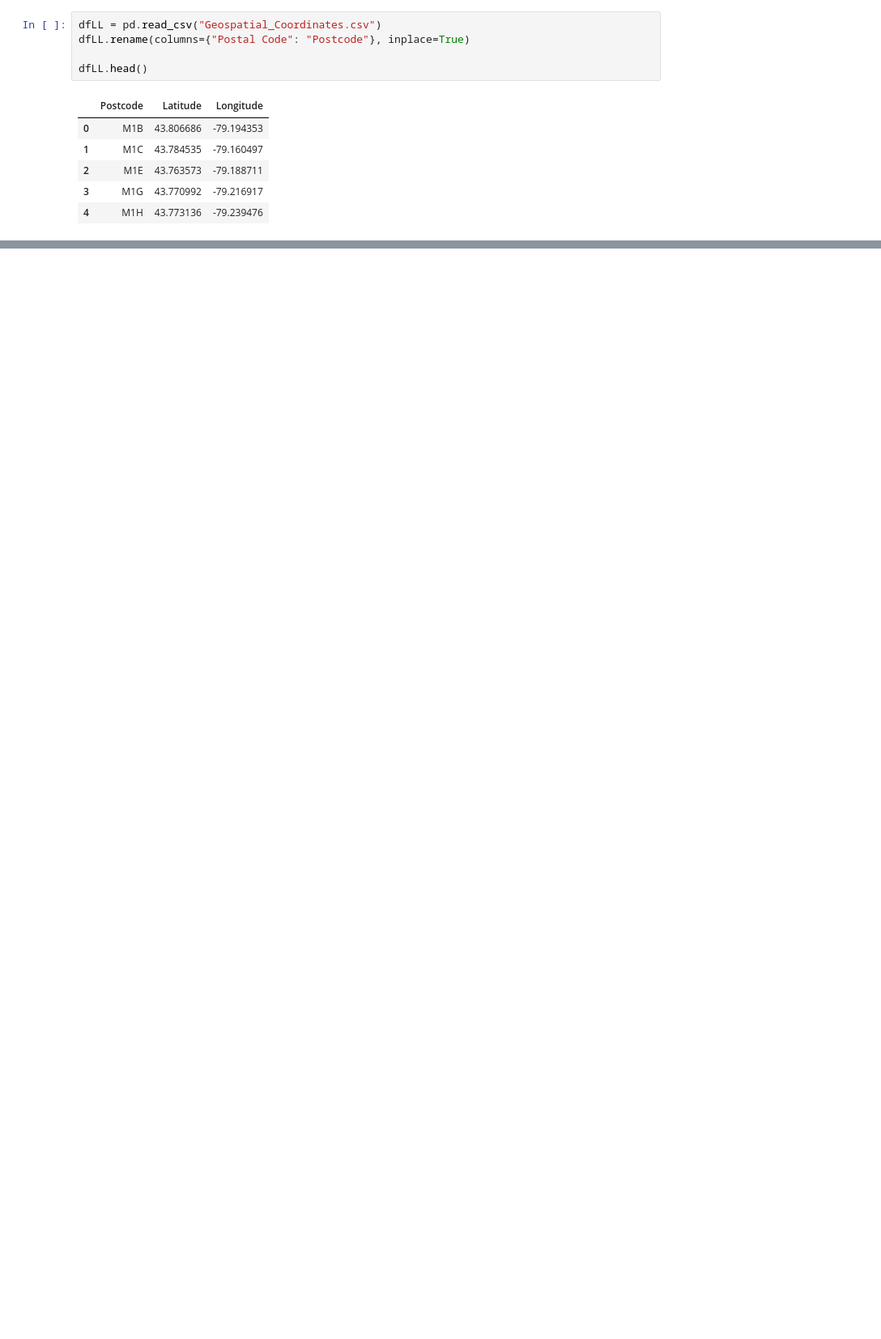
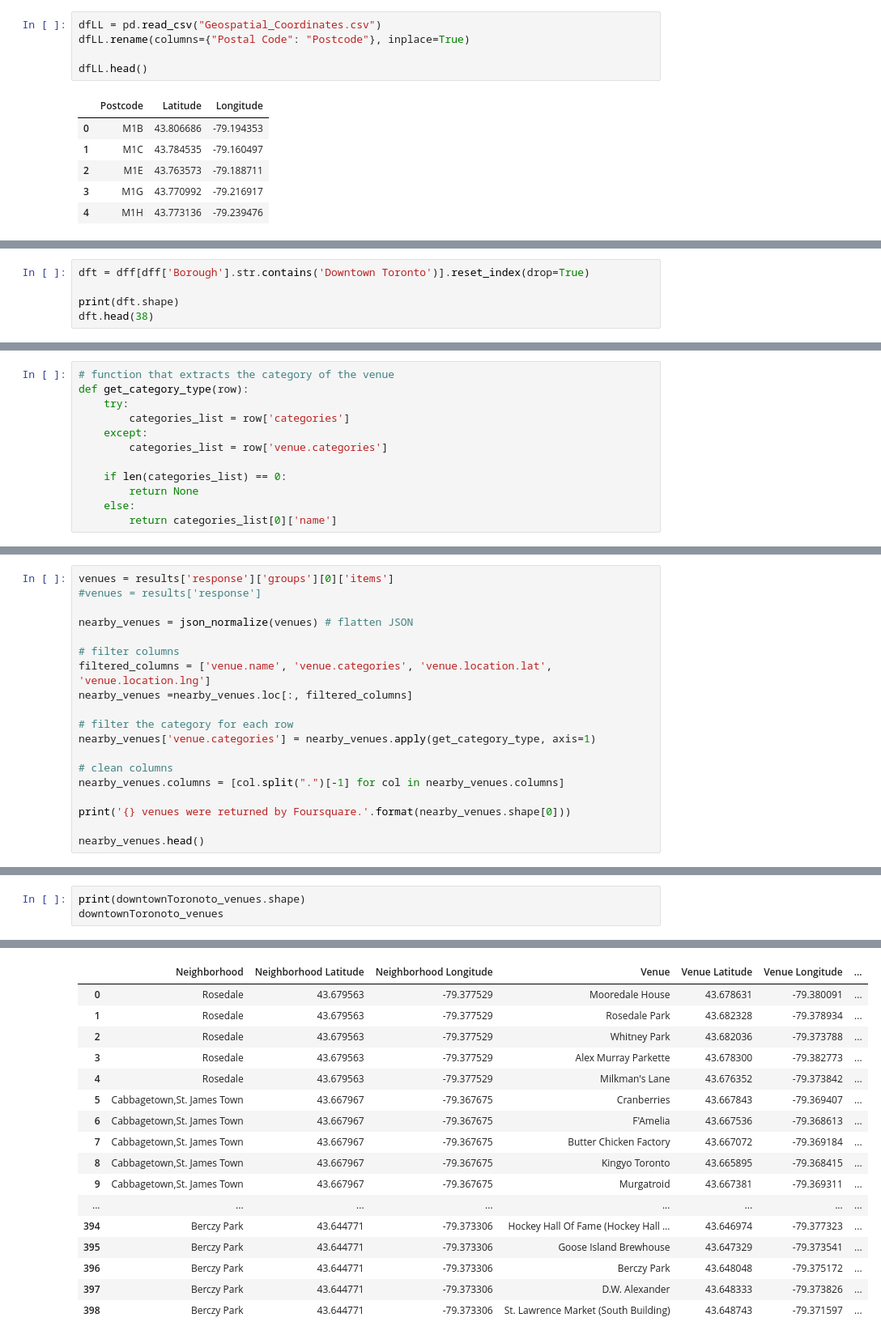
Before and after one commit to Kiranv27/Coursera_Capstone, a Jupyter notebook: Segmenting and Clustering Neighborhoods in Toronto.ipynb, the cells around one changed output, grey strips where cells are left out. Shown at 81% size. Saved outputs shown, nothing was run; the diff lists cells and outputs as text; blank space fills up the shorter version.

```diff
--- a/Segmenting and Clustering Neighborhoods in Toronto.ipynb
+++ b/Segmenting and Clustering Neighborhoods in Toronto.ipynb
@@ -200,0 +299,5 @@ dff.head()
+# %%
+dft = dff[dff['Borough'].str.contains('Downtown Toronto')].reset_index(drop=True)
+
+print(dft.shape)
+dft.head(38)
@@ -200,0 +397,12 @@ dff.head()
+# %%
+# function that extracts the category of the venue
+def get_category_type(row):
+    try:
+        categories_list = row['categories']
+    except:
+        categories_list = row['venue.categories']
+
+    if len(categories_list) == 0:
+        return None
+    else:
+        return categories_list[0]['name']
@@ -200,0 +411,19 @@ dff.head()
+# %%
+venues = results['response']['groups'][0]['items']
+#venues = results['response']
+
+nearby_venues = json_normalize(venues) # flatten JSON
+
+# filter columns
+filtered_columns = ['venue.name', 'venue.categories', 'venue.location.lat', 'venue.location.lng']
+nearby_venues =nearby_venues.loc[:, filtered_columns]
+
+# filter the category for each row
+nearby_venues['venue.categories'] = nearby_venues.apply(get_category_type, axis=1)
+
+# clean columns
+nearby_venues.columns = [col.split(".")[-1] for col in nearby_venues.columns]
+
+print('{} venues were returned by Foursquare.'.format(nearby_venues.shape[0]))
+
+nearby_venues.head()
@@ -200,0 +507,4 @@ dff.head()
+# %%
+print(downtownToronoto_venues.shape)
+downtownToronoto_venues
+# %% [output]
@@ -200,0 +512,17 @@ dff.head()
+|  | Neighborhood | Neighborhood Latitude | Neighborhood Longitude | Venue | Venue Latitude | Venue Longitude | ... |
+| 0 | Rosedale | 43.679563 | -79.377529 | Mooredale House | 43.678631 | -79.380091 | ... |
+| 1 | Rosedale | 43.679563 | -79.377529 | Rosedale Park | 43.682328 | -79.378934 | ... |
+| 2 | Rosedale | 43.679563 | -79.377529 | Whitney Park | 43.682036 | -79.373788 | ... |
+| 3 | Rosedale | 43.679563 | -79.377529 | Alex Murray Parkette | 43.678300 | -79.382773 | ... |
+| 4 | Rosedale | 43.679563 | -79.377529 | Milkman's Lane | 43.676352 | -79.373842 | ... |
+| 5 | Cabbagetown,St. James Town | 43.667967 | -79.367675 | Cranberries | 43.667843 | -79.369407 | ... |
+| 6 | Cabbagetown,St. James Town | 43.667967 | -79.367675 | F'Amelia | 43.667536 | -79.368613 | ... |
+| 7 | Cabbagetown,St. James Town | 43.667967 | -79.367675 | Butter Chicken Factory | 43.667072 | -79.369184 | ... |
+| 8 | Cabbagetown,St. James Town | 43.667967 | -79.367675 | Kingyo Toronto | 43.665895 | -79.368415 | ... |
+| 9 | Cabbagetown,St. James Town | 43.667967 | -79.367675 | Murgatroid | 43.667381 | -79.369311 | ... |
+| ... | ... | ... | ... | ... | ... | ... | ... |
+| 394 | Berczy Park | 43.644771 | -79.373306 | Hockey Hall Of Fame (Hockey Hall ... | 43.646974 | -79.377323 | ... |
+| 395 | Berczy Park | 43.644771 | -79.373306 | Goose Island Brewhouse | 43.647329 | -79.373541 | ... |
+| 396 | Berczy Park | 43.644771 | -79.373306 | Berczy Park | 43.648048 | -79.375172 | ... |
+| 397 | Berczy Park | 43.644771 | -79.373306 | D.W. Alexander | 43.648333 | -79.373826 | ... |
+| 398 | Berczy Park | 43.644771 | -79.373306 | St. Lawrence Market (South Building) | 43.648743 | -79.371597 | ... |
```
Also changed, not shown: parts of 40 cells of this notebook.
